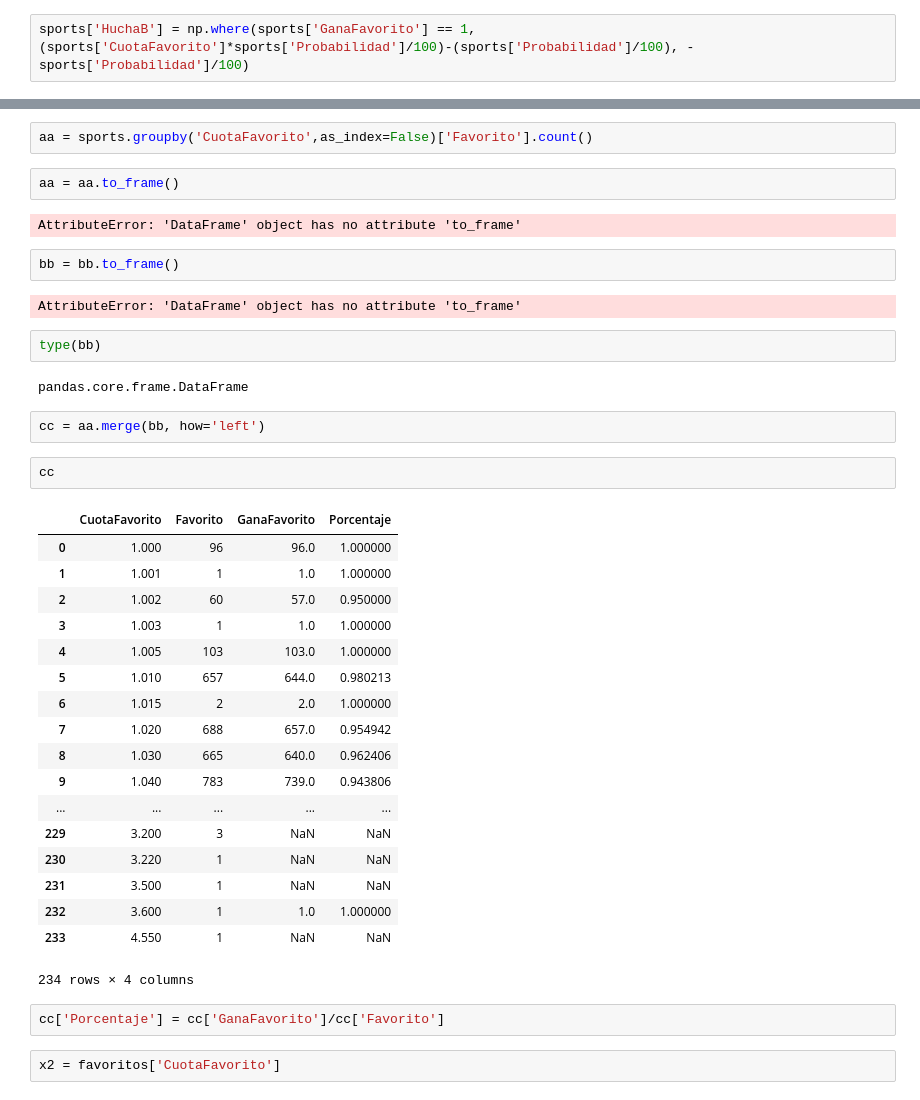
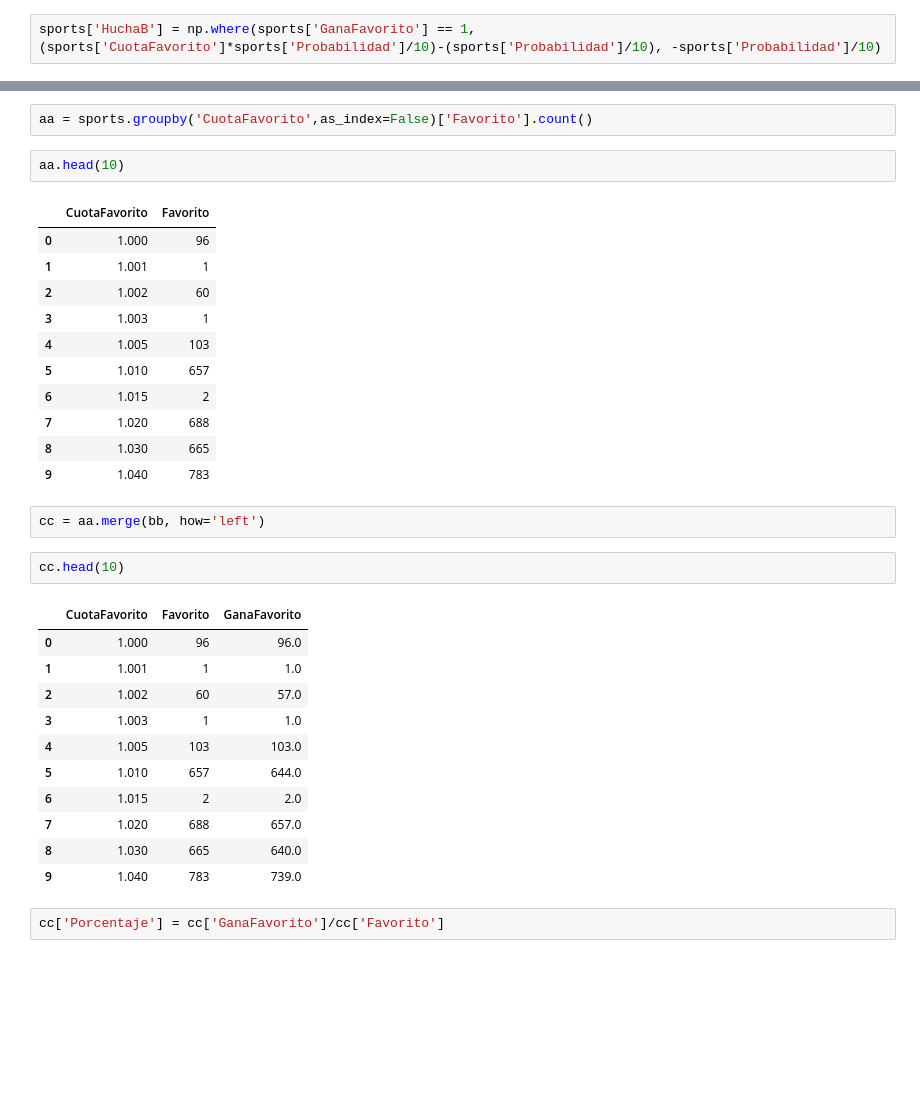
Before and after one commit to franciscojdiezc/TFM, a Jupyter notebook: 2. Hucha.ipynb, the cells around one changed output, grey strips where cells are left out. Saved outputs shown, nothing was run; the diff lists cells and outputs as text; blank space fills up the shorter version.

```diff
--- a/2. Hucha.ipynb
+++ b/2. Hucha.ipynb
@@ -61,7 +61,7 @@ sports['Hucha100'].sum()
 # %% [output]
 -163289.0
 # %%
-sports['HuchaB'] = np.where(sports['GanaFavorito'] == 1, (sports['CuotaFavorito']*sports['Probabilidad']/100)-(sports['Probabilidad']/100), -sports['Probabilidad']/100)
+sports['HuchaB'] = np.where(sports['GanaFavorito'] == 1, (sports['CuotaFavorito']*sports['Probabilidad']/10)-(sports['Probabilidad']/10), -sports['Probabilidad']/10)
 # %%
 sports['HuchaB'].sum()
 # %% [output]
@@ -119,41 +96,34 @@ favoritos.groupby('CuotaFavorito',as_index=False).sum()
 # %%
 aa = sports.groupby('CuotaFavorito',as_index=False)['Favorito'].count()
-# %%
-aa = aa.to_frame()
-# %% [output]
-AttributeError: 'DataFrame' object has no attribute 'to_frame'
-# %%
-bb = bb.to_frame()
-# %% [output]
-AttributeError: 'DataFrame' object has no attribute 'to_frame'
-# %%
-type(bb)
-# %% [output]
-pandas.core.frame.DataFrame
+# %%
+aa.head(10)
+# %% [output]
+|  | CuotaFavorito | Favorito |
+| 0 | 1.000 | 96 |
+| 1 | 1.001 | 1 |
+| 2 | 1.002 | 60 |
+| 3 | 1.003 | 1 |
+| 4 | 1.005 | 103 |
+| 5 | 1.010 | 657 |
+| 6 | 1.015 | 2 |
+| 7 | 1.020 | 688 |
+| 8 | 1.030 | 665 |
+| 9 | 1.040 | 783 |
 # %%
 cc = aa.merge(bb, how='left')
 # %%
-cc
+cc.head(10)
 # %% [output]
-|  | CuotaFavorito | Favorito | GanaFavorito | Porcentaje |
-| 0 | 1.000 | 96 | 96.0 | 1.000000 |
-| 1 | 1.001 | 1 | 1.0 | 1.000000 |
-| 2 | 1.002 | 60 | 57.0 | 0.950000 |
-| 3 | 1.003 | 1 | 1.0 | 1.000000 |
-| 4 | 1.005 | 103 | 103.0 | 1.000000 |
-| 5 | 1.010 | 657 | 644.0 | 0.980213 |
-| 6 | 1.015 | 2 | 2.0 | 1.000000 |
-| 7 | 1.020 | 688 | 657.0 | 0.954942 |
-| 8 | 1.030 | 665 | 640.0 | 0.962406 |
-| 9 | 1.040 | 783 | 739.0 | 0.943806 |
-| ... | ... | ... | ... | ... |
-| 229 | 3.200 | 3 | NaN | NaN |
-| 230 | 3.220 | 1 | NaN | NaN |
-| 231 | 3.500 | 1 | NaN | NaN |
-| 232 | 3.600 | 1 | 1.0 | 1.000000 |
-| 233 | 4.550 | 1 | NaN | NaN |
+|  | CuotaFavorito | Favorito | GanaFavorito |
+| 0 | 1.000 | 96 | 96.0 |
+| 1 | 1.001 | 1 | 1.0 |
+| 2 | 1.002 | 60 | 57.0 |
+| 3 | 1.003 | 1 | 1.0 |
+| 4 | 1.005 | 103 | 103.0 |
+| 5 | 1.010 | 657 | 644.0 |
+| 6 | 1.015 | 2 | 2.0 |
+| 7 | 1.020 | 688 | 657.0 |
+| 8 | 1.030 | 665 | 640.0 |
+| 9 | 1.040 | 783 | 739.0 |
-234 rows × 4 columns
 # %%
 cc['Porcentaje'] = cc['GanaFavorito']/cc['Favorito']
-# %%
-x2 = favoritos['CuotaFavorito']
```
Also changed, not shown: parts of 27 cells of this notebook.
